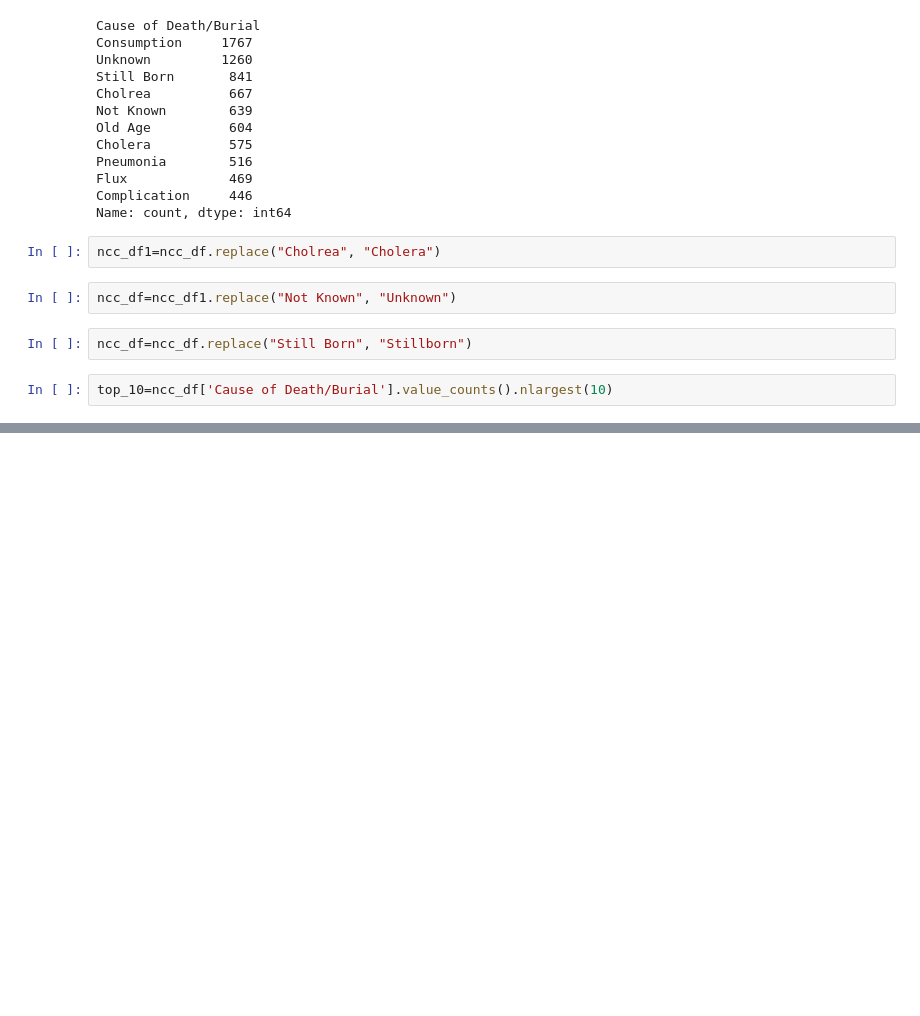
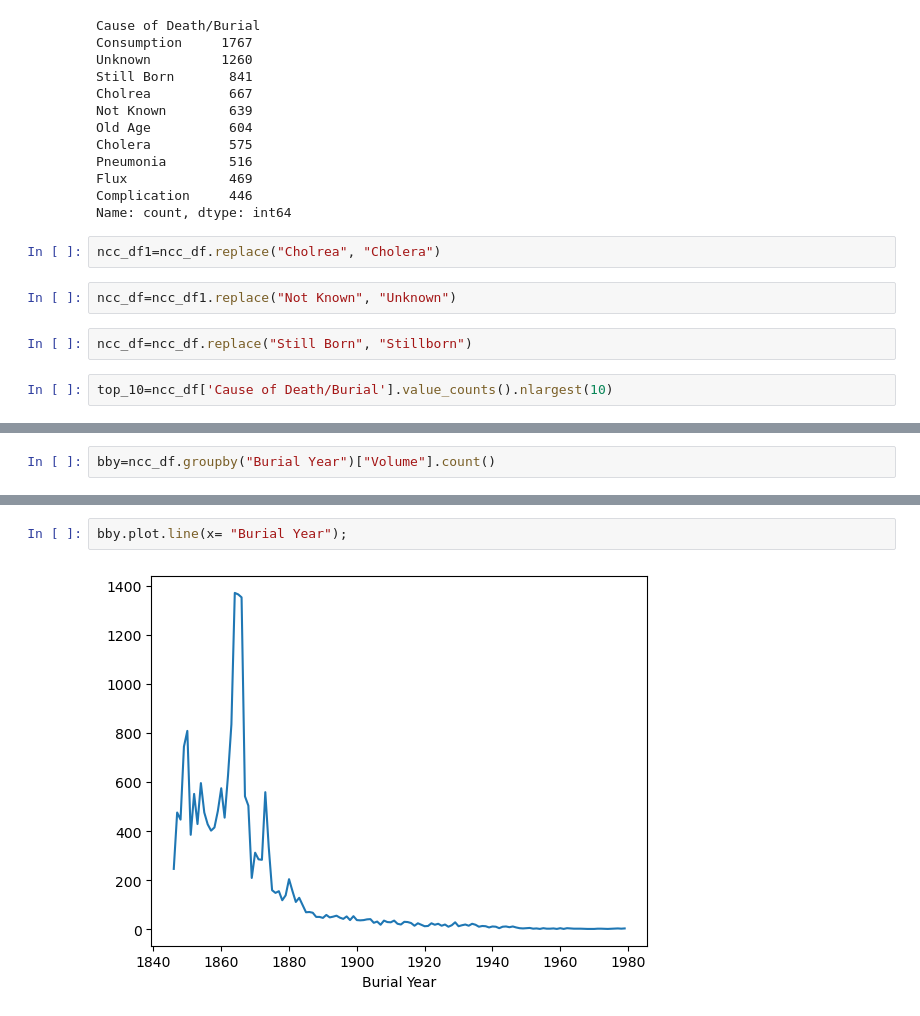
Before and after one commit to NSS-Data-Analytics-Cohort-10/advanced-pandas-SullivanAV, a Jupyter notebook: notebook/advanced_pandas.ipynb, the cells around one changed output, grey strips where cells are left out. Drawn from its saved outputs; the diff is of its cells as text; blank space fills up the shorter version.

```diff
--- a/notebook/advanced_pandas.ipynb
+++ b/notebook/advanced_pandas.ipynb
@@ -52,0 +52,2 @@ plt.ylabel('Number of Burials')
+# %%
+bby=ncc_df.groupby("Burial Year")["Volume"].count()
@@ -52,0 +70,4 @@ plt.ylabel('Number of Burials')
+# %%
+bby.plot.line(x= "Burial Year");
+# %% [output]
+[figure, added]
```
Also changed, not shown: parts of 2 cells of this notebook.
